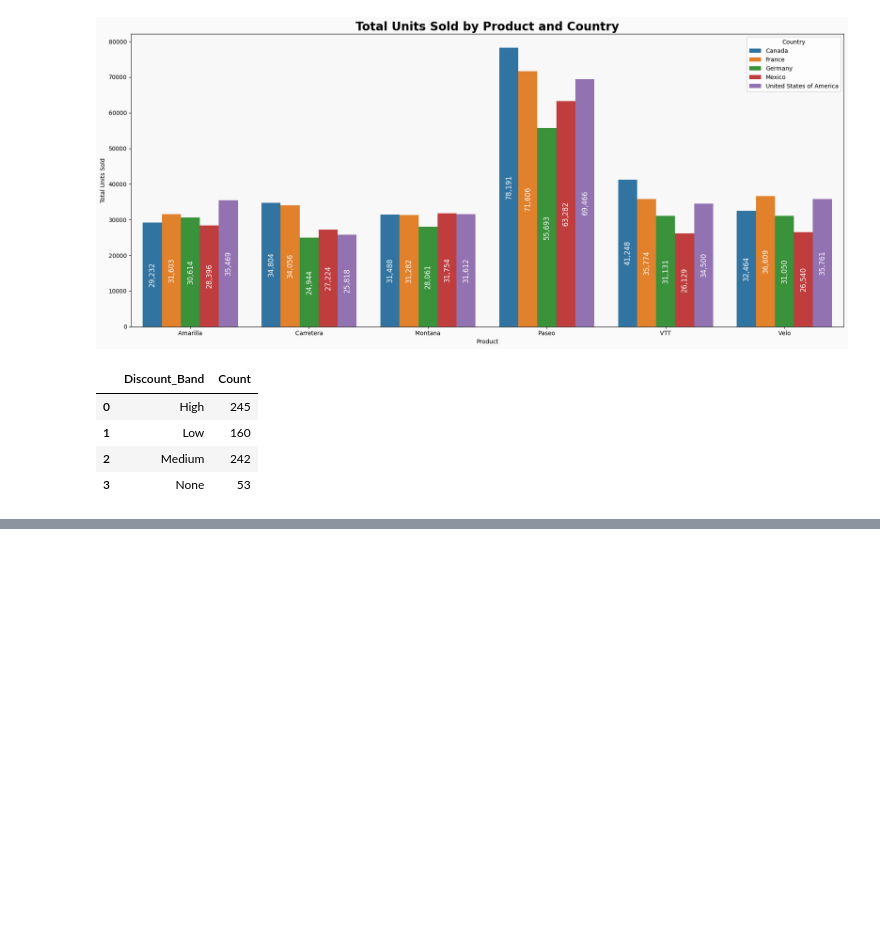
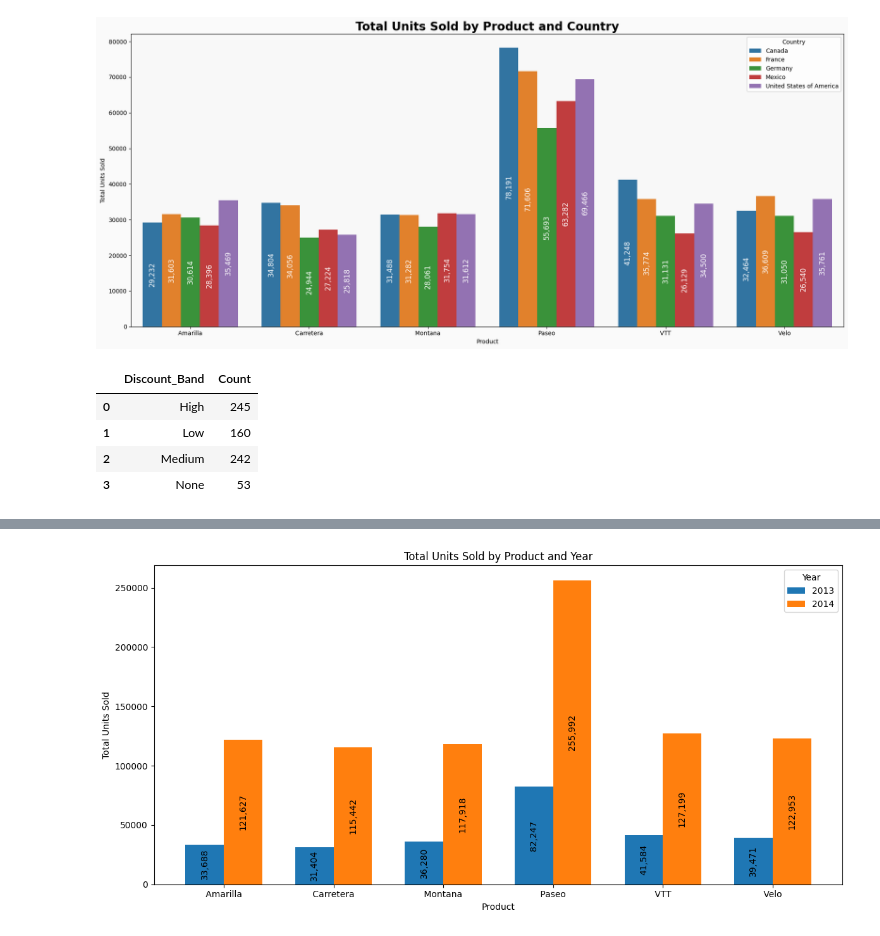
Before and after one commit to Lhecks/financial_analysts, a Jupyter notebook: main.ipynb, the cells around one changed output, grey strips where cells are left out. Cells and saved outputs as stored; diff of their text form; code cells hidden in the pictures; blank space fills up the shorter version.

```diff
--- a/main.ipynb
+++ b/main.ipynb
@@ -682,0 +734,52 @@ df_info
+# %%
+# Comparing the total units sold by product for each year using a grouped bar chart
+
+# Grouping by Year and Product, sum Units_Sold
+df_units_sold_year = df.groupby(['Year', 'Product'])['Units_Sold'].sum().reset_index()
+
+# Pivot for plotting
+df_units_sold_pivot = df_units_sold_year.pivot(index='Product', columns='Year', values='Units_Sold').fillna(0)
+
+products = df_units_sold_pivot.index
+years = df_units_sold_pivot.columns.values
+x = np.arange(len(products))
+bar_width = 0.35
+
+fig, ax = plt.subplots(figsize=(12, 6))
+
+bars = []
+for i, year in enumerate(years):
+    bars.append(
+        ax.bar(
+            x + i * bar_width,
+            df_units_sold_pivot[year],
+            bar_width,
+            label=str(year)
+        )
+    )
+
+# Adding the labels to each bar with the number of units sold
+for i, year in enumerate(years):
+    for j, product in enumerate(products):
+        units = df_units_sold_pivot.loc[product, year]
+        ax.text(
+            x[j] + i * bar_width,
+            units / 2,
+            f'{int(units):,}',
+            ha='center',
+            va='center',
+            rotation=90,
+            color='black' if units > 0 else 'black',
+            fontsize=10
+        )
+
+ax.set_xticks(x + bar_width / 2)
+ax.set_xticklabels(products)
+ax.set_xlabel('Product')
+ax.set_ylabel('Total Units Sold')
+ax.set_title('Total Units Sold by Product and Year')
+ax.legend(title='Year')
+plt.tight_layout()
+plt.show()
+# %% [output]
+[figure, added]
```
Also changed, not shown: parts of 8 cells of this notebook, 1 other file.
